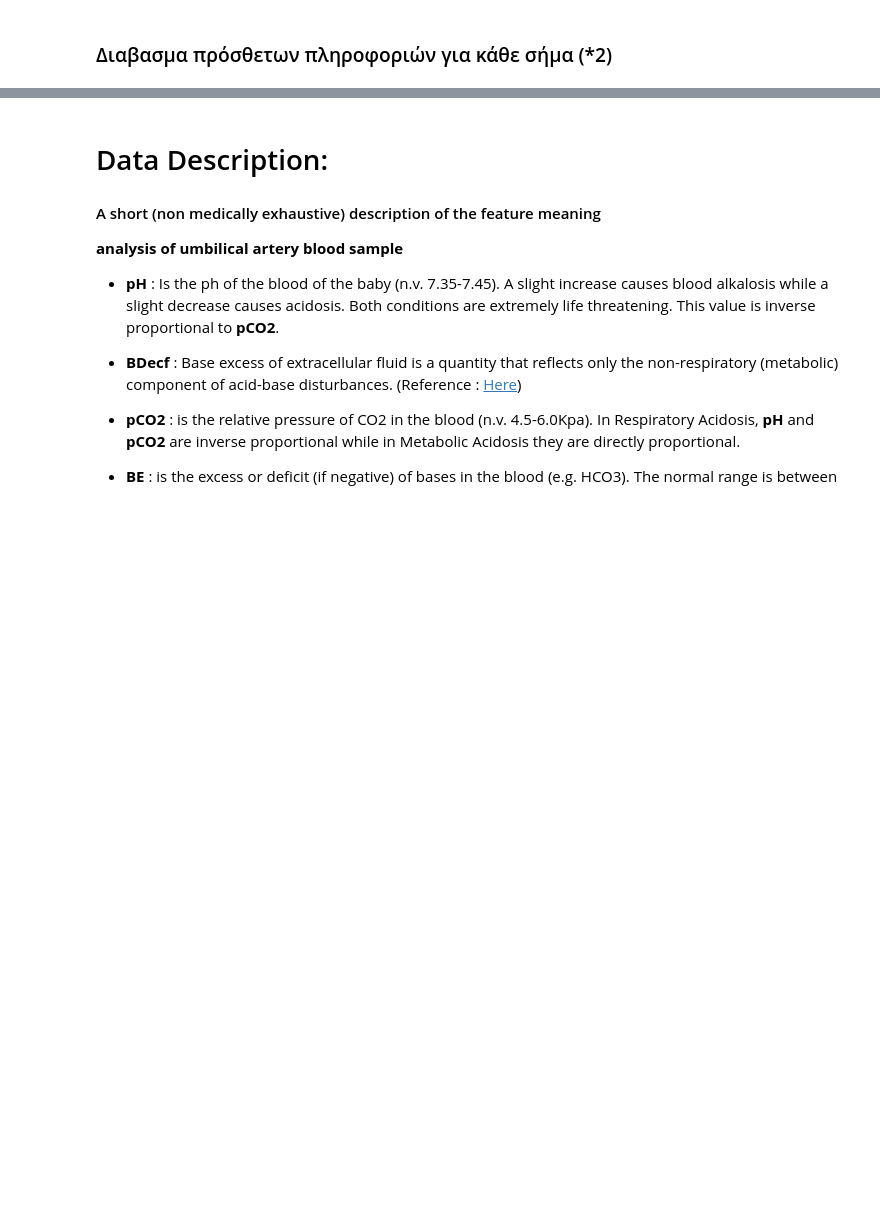
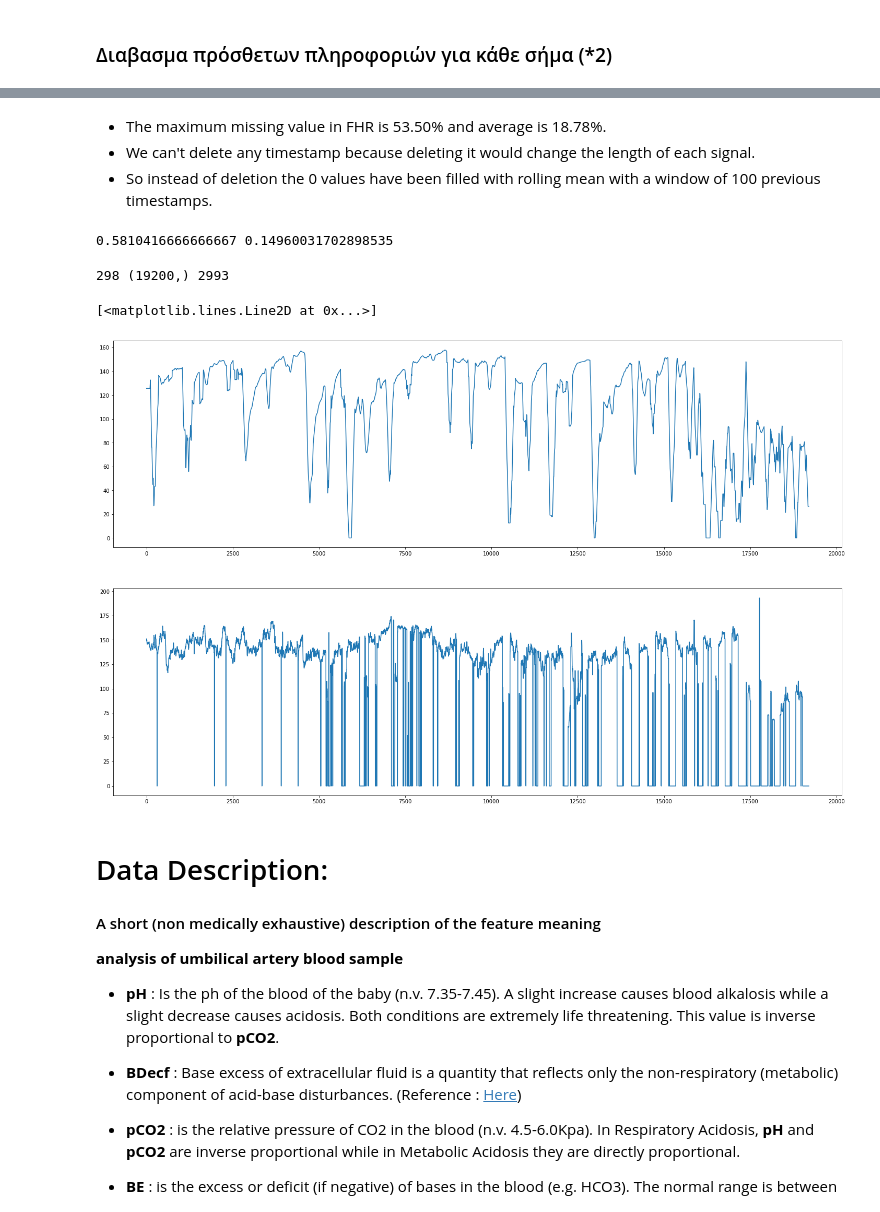
Before and after one commit to igeor/Cardiotocographic-Signal-Classification-based-on-Heart-Rate-Variability, a Jupyter notebook: analysis.ipynb, the cells around one changed output, grey strips where cells are left out. Cells and saved outputs as stored; diff of their text form; code cells hidden in the pictures; blank space fills up the shorter version.

Commit message:
droped-cesarean-signals zero-values-handling

```diff
--- a/analysis.ipynb
+++ b/analysis.ipynb
@@ -86,3 +180,57 @@ Index(['pH', 'BDecf', 'pCO2', 'BE', 'Apgar1', 'Apgar5', 'NICU days',
+# %%
+cesarean_records = list()
+for i in range(data_frame.shape[0]):
+    if (data_frame.iloc[i]['labels']['Deliv. type'] != 1.0):
+        cesarean_records.append(i)
+data_frame = data_frame.drop(cesarean_records)
+# %% [markdown]
+* The maximum missing value in FHR is 53.50% and average is 18.78%.
+* We can't delete any timestamp because deleting it would change the length of each signal.
+* So instead of deletion the 0 values have been filled with rolling mean with a window of 100 previous timestamps.
+# %%
+max_missing_values_fhr = 0
+avg_missing_values_fhr = 0
+for index, row in data_frame.iterrows():
+    missing_values_fhr = 0
+    for value in row['Fhr']:
+        if(value == 0):
+            missing_values_fhr += 1
+    if(missing_values_fhr > max_missing_values_fhr):
+        max_missing_values_fhr = missing_values_fhr
+    avg_missing_values_fhr += ( missing_values_fhr / 19200 )
+
+print(max_missing_values_fhr / 19200, avg_missing_values_fhr / 552)
+# %% [output]
+0.5810416666666667 0.14960031702898535
+# %%
+def ma(x, period, type ='simple'):
+    x = np.asarray(x)
+    if type=='simple':
+        weights = np.ones(period)
+    else:
+        weights = np.exp(np.linspace(-1., 0., period)) #expontial MA
+
+    weights /= weights.sum()
+
+    a =  np.convolve(x, weights, mode='full')[:len(x)]
+    a[:period] = a[period]
+    return a
+
+signal = 13
+period = 100
+val = ma(data_frame.iloc[signal]['Fhr'], period, type='simple')
+print((val == 0).sum(), val.shape, (data_frame.iloc[signal]['Fhr'] == 0).sum())
+
+fig,ax = plt.subplots(2,1, figsize=(25,16))
+x = np.array([i for i in range(len(val))])
+y_1 = np.array(val)
+y_2 = np.array(data_frame.iloc[0]['Fhr'])
+ax[0].plot(x,y_1)
+ax[1].plot(x,y_2)
+# %% [output]
+298 (19200,) 2993
+[<matplotlib.lines.Line2D at 0x...>]
+[figure, added]
 # %% [markdown]
 # Data Description:
 #### A short (non medically exhaustive) description of the feature meaning
```
Also changed, not shown: parts of 9 cells of this notebook.
